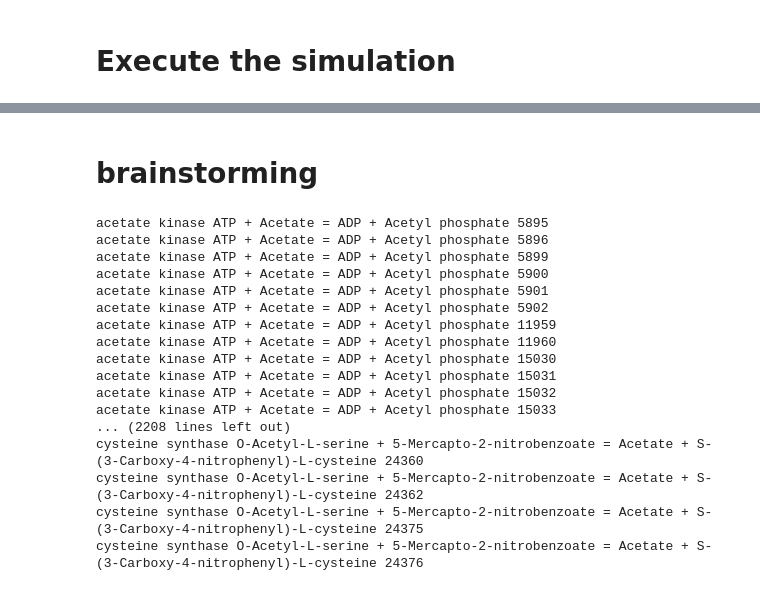
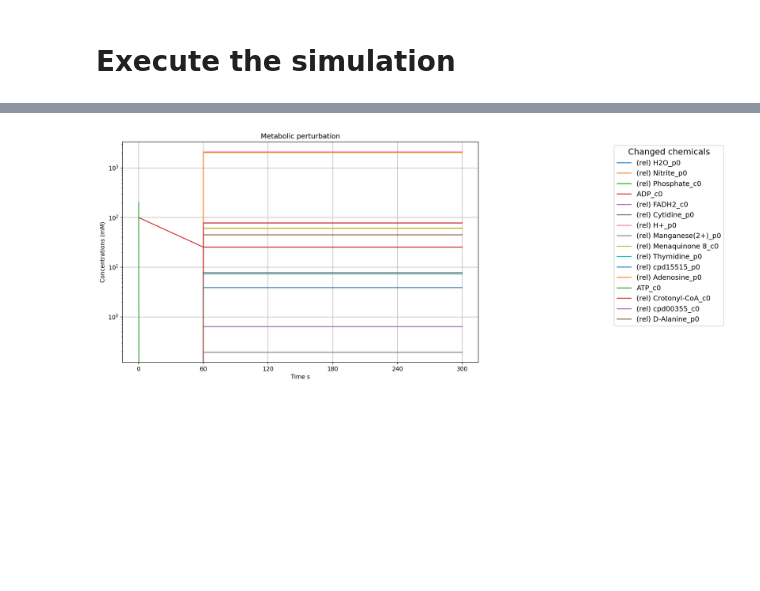
Before and after one commit to ModelSEED/ModelSEEDpy, a Jupyter notebook: examples/Flux Analysis/dFBA.ipynb, the cells around one changed output, grey strips where cells are left out. Cells and saved outputs as stored; diff of their text form; code cells hidden in the pictures; blank space fills up the shorter version.

```diff
--- a/examples/Flux Analysis/dFBA.ipynb
+++ b/examples/Flux Analysis/dFBA.ipynb
@@ -72,28 +20,14 @@ True
-# %% [markdown]
-# brainstorming
-# %%
-with open('../scraping/SABIO/scraped_content/sabio_proccessed.json', 'rb') as f:
-    reaction_kinetics = json.load(f)
-
-for enzyme in reaction_kinetics:
-    for reaction in reaction_kinetics[enzyme]:
-        for entryid in reaction_kinetics[enzyme][reaction]:
-            print(enzyme, reaction, entryid)
-# %% [output]
-acetate kinase ATP + Acetate = ADP + Acetyl phosphate 5895
-acetate kinase ATP + Acetate = ADP + Acetyl phosphate 5896
-acetate kinase ATP + Acetate = ADP + Acetyl phosphate 5899
-acetate kinase ATP + Acetate = ADP + Acetyl phosphate 5900
-acetate kinase ATP + Acetate = ADP + Acetyl phosphate 5901
-acetate kinase ATP + Acetate = ADP + Acetyl phosphate 5902
-acetate kinase ATP + Acetate = ADP + Acetyl phosphate 11959
-acetate kinase ATP + Acetate = ADP + Acetyl phosphate 11960
-acetate kinase ATP + Acetate = ADP + Acetyl phosphate 15030
-acetate kinase ATP + Acetate = ADP + Acetyl phosphate 15031
-acetate kinase ATP + Acetate = ADP + Acetyl phosphate 15032
-acetate kinase ATP + Acetate = ADP + Acetyl phosphate 15033
-... (2208 lines left out)
-cysteine synthase O-Acetyl-L-serine + 5-Mercapto-2-nitrobenzoate = Acetate + S-(3-Carboxy-4-nitrophenyl)-L-cysteine 24360
-cysteine synthase O-Acetyl-L-serine + 5-Mercapto-2-nitrobenzoate = Acetate + S-(3-Carboxy-4-nitrophenyl)-L-cysteine 24362
-cysteine synthase O-Acetyl-L-serine + 5-Mercapto-2-nitrobenzoate = Acetate + S-(3-Carboxy-4-nitrophenyl)-L-cysteine 24375
-cysteine synthase O-Acetyl-L-serine + 5-Mercapto-2-nitrobenzoate = Acetate + S-(3-Carboxy-4-nitrophenyl)-L-cysteine 24376
+# %%
+%run ../../modelseedpy/fbapkg/dfbapkg.py
+
+# define in the initial conditions
+modelseed_db_path = os.path.join('..', '..', '..', 'ModelSEEDDatabase')
+initial_concentrations = {"ATP_c0":200, "ADP_c0":100}
+total_time = 5
+timestep = 1
+
+# execute the package
+dfba = dFBA(model1, modelseed_db_path, verbose = False)
+conc, fluxes = dfba.simulate('model_kinetics.json', initial_concentrations, total_time, timestep, labeled_plots = False, export = False)
+# %% [output]
+[figure, added]
```
Also changed, not shown: parts of 2 cells of this notebook, 6 other files.
